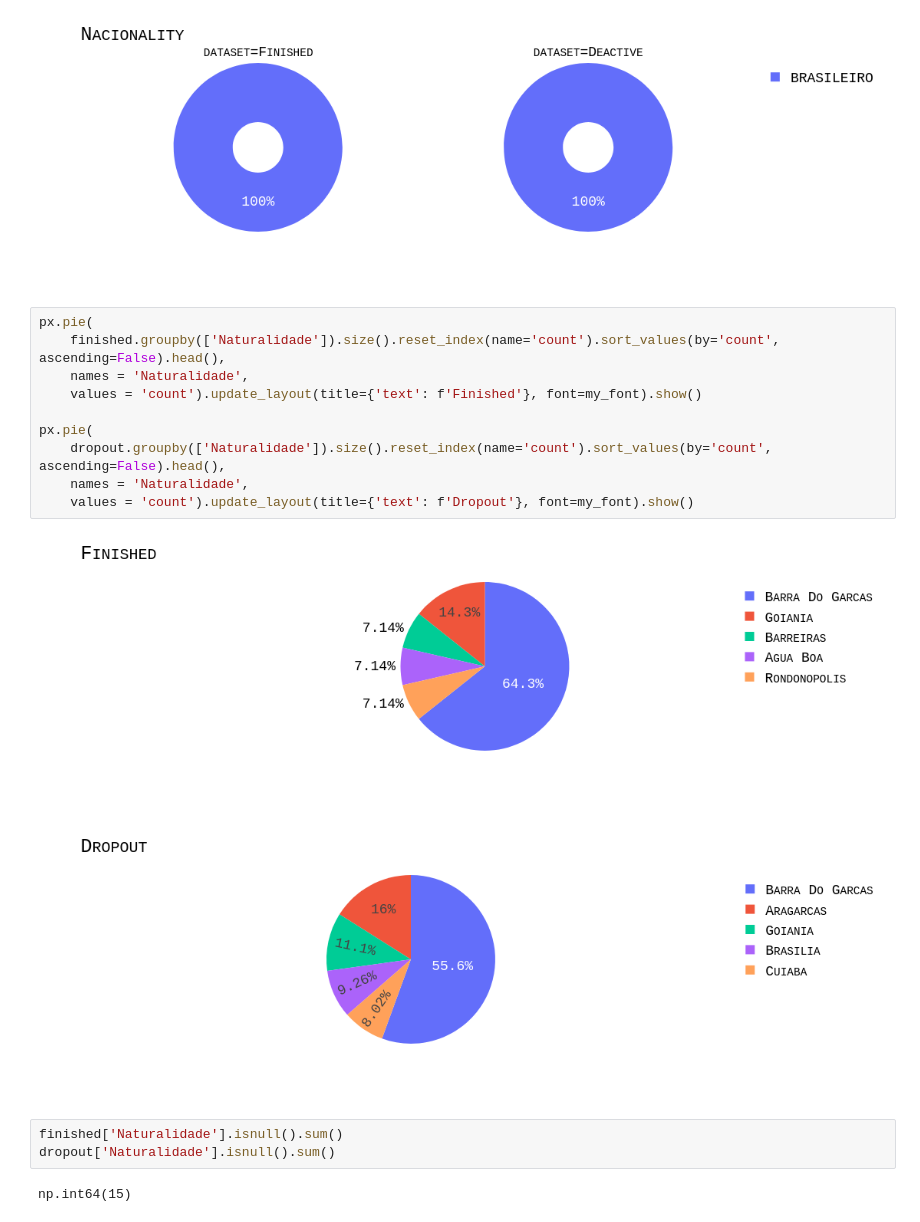
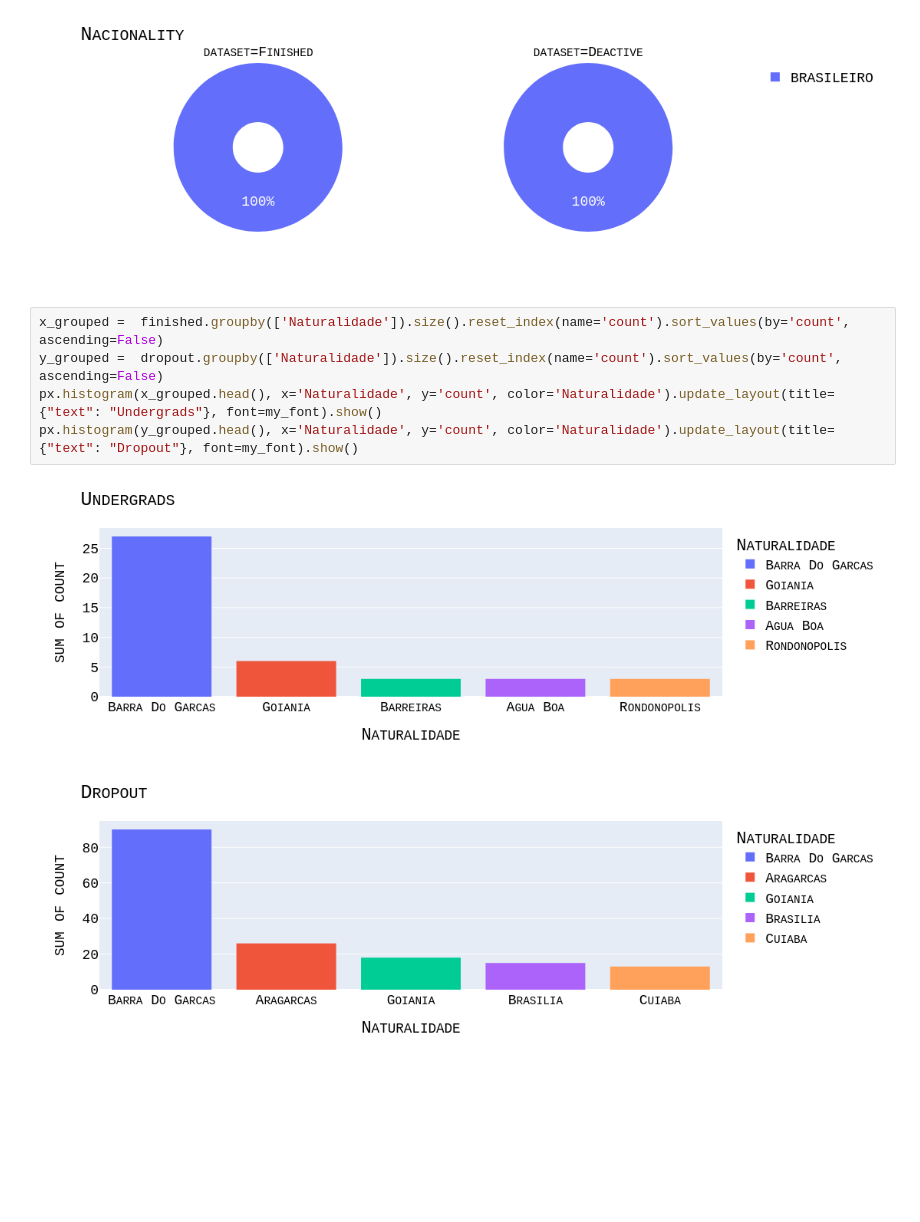
Before and after one commit to auserafim/ai-notebooks, a Jupyter notebook: evaded_college/evaded_college.ipynb, the cells around one changed output. Saved outputs shown, nothing was run; the diff lists cells and outputs as text; blank space fills up the shorter version.

```diff
--- a/evaded_college/evaded_college.ipynb
+++ b/evaded_college/evaded_college.ipynb
@@ -144,20 +472,10 @@ px.pie(
 [figure]
 [figure]
 # %%
-px.pie(
-    finished.groupby(['Naturalidade']).size().reset_index(name='count').sort_values(by='count', ascending=False).head(),
-    names = 'Naturalidade',
-    values = 'count').update_layout(title={'text': f'Finished'}, font=my_font).show()
-
-px.pie(
-    dropout.groupby(['Naturalidade']).size().reset_index(name='count').sort_values(by='count', ascending=False).head(),
-    names = 'Naturalidade',
-    values = 'count').update_layout(title={'text': f'Dropout'}, font=my_font).show()
+x_grouped =  finished.groupby(['Naturalidade']).size().reset_index(name='count').sort_values(by='count', ascending=False)
+y_grouped =  dropout.groupby(['Naturalidade']).size().reset_index(name='count').sort_values(by='count', ascending=False)
+px.histogram(x_grouped.head(), x='Naturalidade', y='count', color='Naturalidade').update_layout(title={"text": "Undergrads"}, font=my_font).show()
+px.histogram(y_grouped.head(), x='Naturalidade', y='count', color='Naturalidade').update_layout(title={"text": "Dropout"}, font=my_font).show()
 # %% [output]
-[figure, old version]
+[figure, new version]
-[figure, old version]
+[figure, new version]
-# %%
-finished['Naturalidade'].isnull().sum()
-dropout['Naturalidade'].isnull().sum()
-# %% [output]
-np.int64(15)
```
Also changed, not shown: parts of 3 cells of this notebook.
